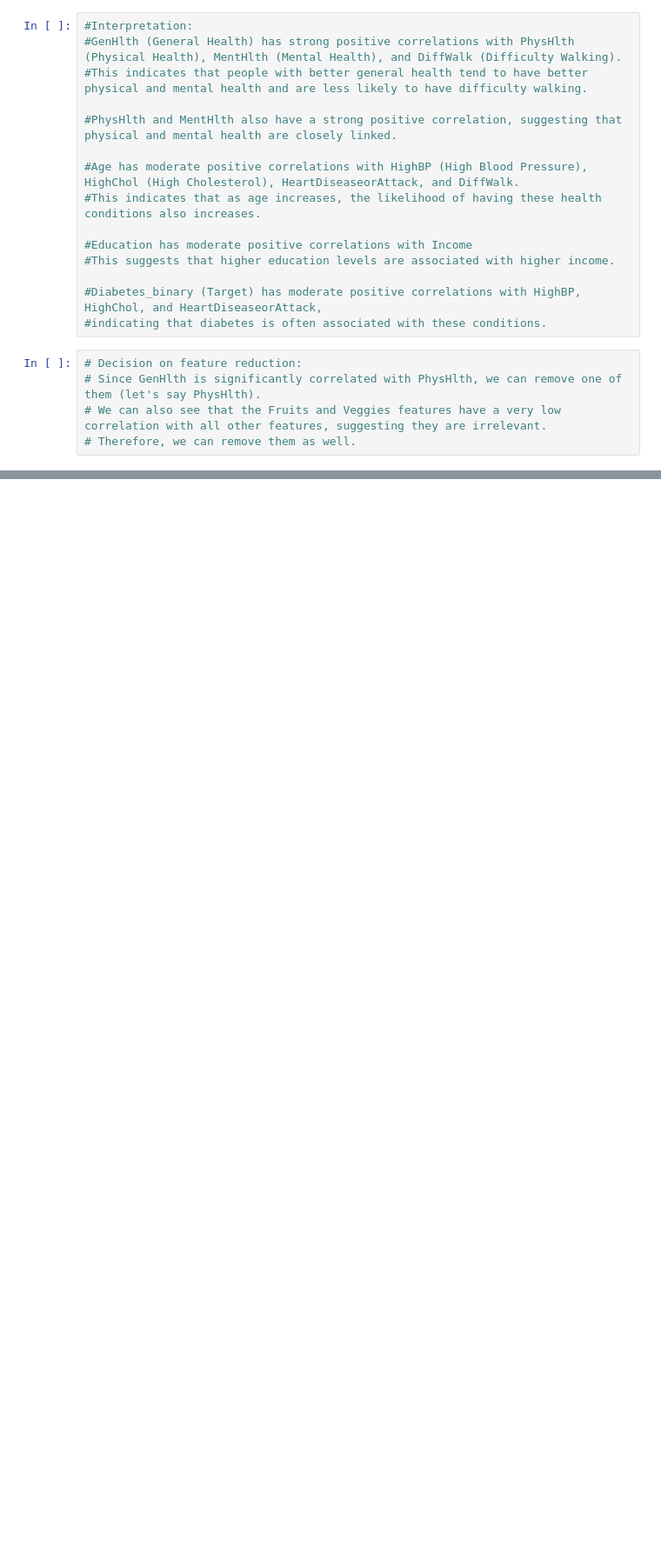
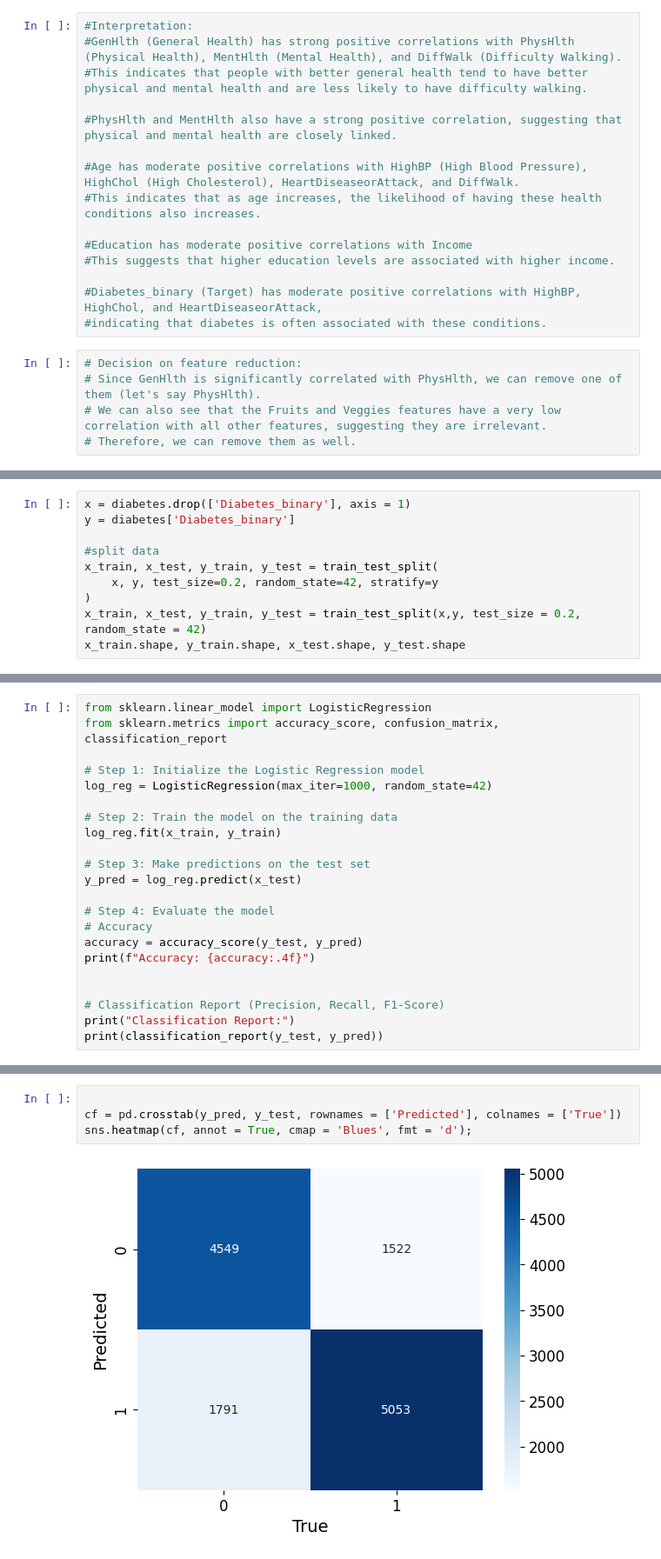
Before and after one commit to k23mhadh/DIABETES_ML_PROJECT, a Jupyter notebook: diabetes_classification.ipynb, the cells around one changed output, grey strips where cells are left out. Shown at 87% size. Saved outputs shown, nothing was run; the diff lists cells and outputs as text; blank space fills up the shorter version.

```diff
--- a/diabetes_classification.ipynb
+++ b/diabetes_classification.ipynb
@@ -270,0 +327,10 @@ Index(['Diabetes_binary', 'HighBP', 'HighChol', 'CholCheck', 'BMI', 'Smoker',
+# %%
+x = diabetes.drop(['Diabetes_binary'], axis = 1)
+y = diabetes['Diabetes_binary']
+
+#split data
+x_train, x_test, y_train, y_test = train_test_split(
+    x, y, test_size=0.2, random_state=42, stratify=y
+)
+x_train, x_test, y_train, y_test = train_test_split(x,y, test_size = 0.2, random_state = 42)
+x_train.shape, y_train.shape, x_test.shape, y_test.shape
@@ -270,0 +339,22 @@ Index(['Diabetes_binary', 'HighBP', 'HighChol', 'CholCheck', 'BMI', 'Smoker',
+# %%
+from sklearn.linear_model import LogisticRegression
+from sklearn.metrics import accuracy_score, confusion_matrix, classification_report
+
+# Step 1: Initialize the Logistic Regression model
+log_reg = LogisticRegression(max_iter=1000, random_state=42)
+
+# Step 2: Train the model on the training data
+log_reg.fit(x_train, y_train)
+
+# Step 3: Make predictions on the test set
+y_pred = log_reg.predict(x_test)
+
+# Step 4: Evaluate the model
+# Accuracy
+accuracy = accuracy_score(y_test, y_pred)
+print(f"Accuracy: {accuracy:.4f}")
+
+
+# Classification Report (Precision, Recall, F1-Score)
+print("Classification Report:")
+print(classification_report(y_test, y_pred))
@@ -270,0 +372,6 @@ Index(['Diabetes_binary', 'HighBP', 'HighChol', 'CholCheck', 'BMI', 'Smoker',
+# %%
+
+cf = pd.crosstab(y_pred, y_test, rownames = ['Predicted'], colnames = ['True'])
+sns.heatmap(cf, annot = True, cmap = 'Blues', fmt = 'd');
+# %% [output]
+[figure, added]
```
Also changed, not shown: parts of 15 cells of this notebook.
